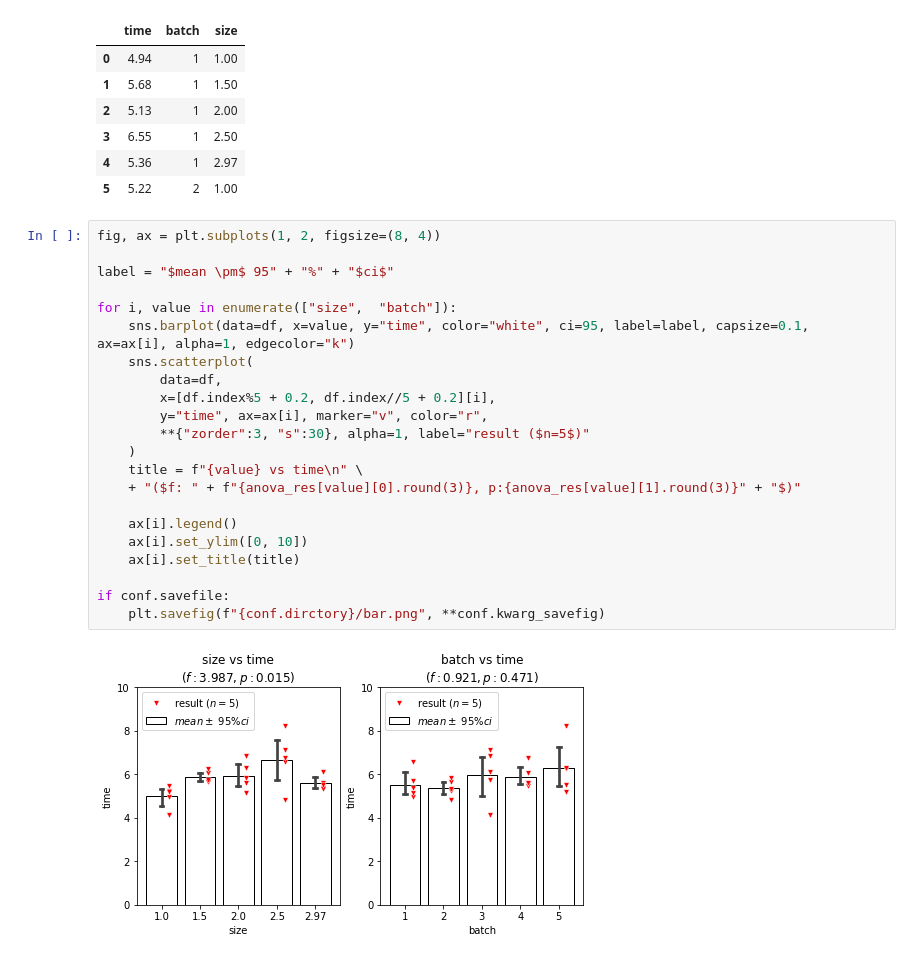
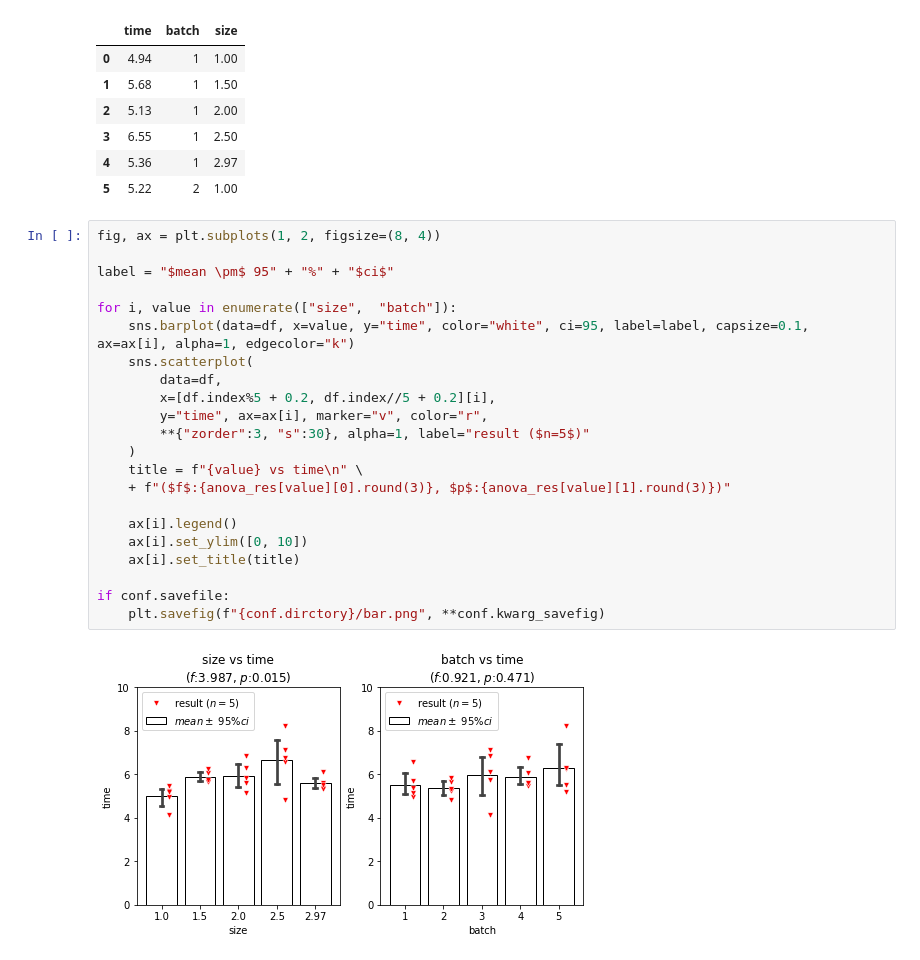
Before and after one commit to yo-aka-gene/helicopter, a Jupyter notebook: preliminary/analysis/anova.ipynb, the cells around one changed output. Drawn from its saved outputs; the diff is of its cells as text.

Commit message:
:recycle: resolved bugs in anova.ipynb

```diff
--- a/preliminary/analysis/anova.ipynb
+++ b/preliminary/analysis/anova.ipynb
@@ -88,24 +88,24 @@ df.head(6)
 # %%
 fig, ax = plt.subplots(1, 2, figsize=(8, 4))
 
 label = "$mean \pm$ 95" + "%" + "$ci$"
 
 for i, value in enumerate(["size",  "batch"]):
     sns.barplot(data=df, x=value, y="time", color="white", ci=95, label=label, capsize=0.1, ax=ax[i], alpha=1, edgecolor="k")
     sns.scatterplot(
         data=df,
         x=[df.index%5 + 0.2, df.index//5 + 0.2][i],
         y="time", ax=ax[i], marker="v", color="r",
         **{"zorder":3, "s":30}, alpha=1, label="result ($n=5$)"
     )
     title = f"{value} vs time\n" \
-    + "($f: " + f"{anova_res[value][0].round(3)}, p:{anova_res[value][1].round(3)}" + "$)"
+    + f"($f$:{anova_res[value][0].round(3)}, $p$:{anova_res[value][1].round(3)})"
 
     ax[i].legend()
     ax[i].set_ylim([0, 10])
     ax[i].set_title(title)
 
 if conf.savefile:
     plt.savefig(f"{conf.dirctory}/bar.png", **conf.kwarg_savefig)
 # %% [output]
-[figure, old version]
+[figure, new version]
```
Also changed, not shown: 1 other file.
